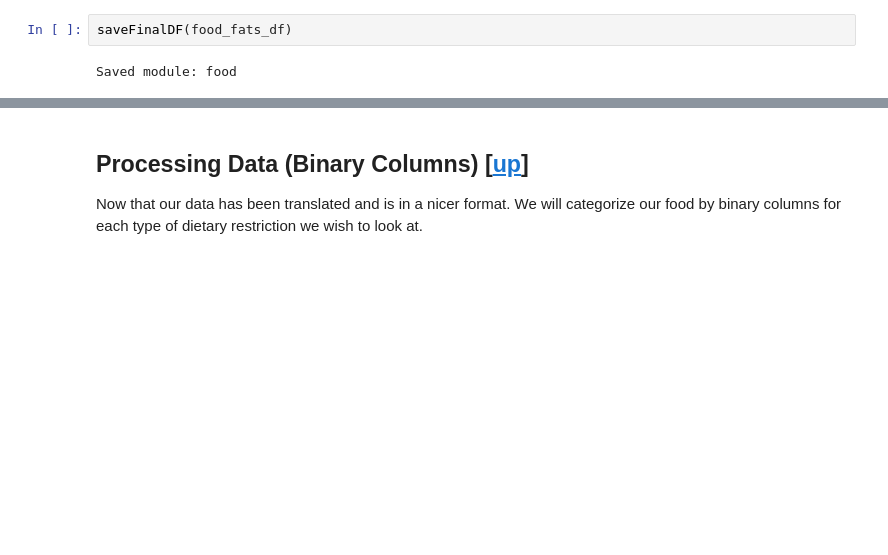
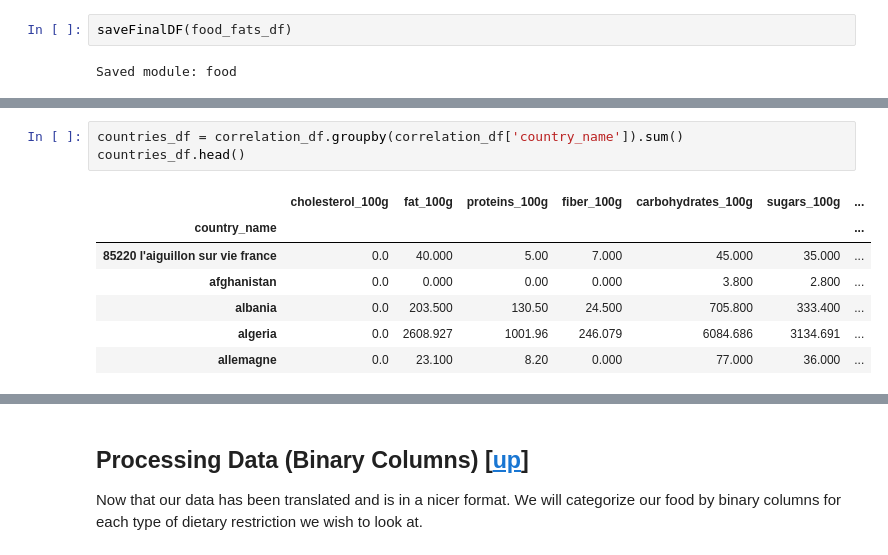
Before and after one commit to celine-y/open_food_facts, a Jupyter notebook: project.ipynb, the cells around one changed output, grey strips where cells are left out. Saved outputs shown, nothing was run; the diff lists cells and outputs as text; blank space fills up the shorter version.

```diff
--- a/project.ipynb
+++ b/project.ipynb
@@ -1858,0 +1864,11 @@ food_fats_df
+# %%
+countries_df = correlation_df.groupby(correlation_df['country_name']).sum()
+countries_df.head()
+# %% [output]
+|  | cholesterol_100g | fat_100g | proteins_100g | fiber_100g | carbohydrates_100g | sugars_100g | ... |
+| country_name |  |  |  |  |  |  | ... |
+| 85220 l'aiguillon sur vie france | 0.0 | 40.000 | 5.00 | 7.000 | 45.000 | 35.000 | ... |
+| afghanistan | 0.0 | 0.000 | 0.00 | 0.000 | 3.800 | 2.800 | ... |
+| albania | 0.0 | 203.500 | 130.50 | 24.500 | 705.800 | 333.400 | ... |
+| algeria | 0.0 | 2608.927 | 1001.96 | 246.079 | 6084.686 | 3134.691 | ... |
+| allemagne | 0.0 | 23.100 | 8.20 | 0.000 | 77.000 | 36.000 | ... |
```
Also changed, not shown: parts of 5 cells of this notebook.
